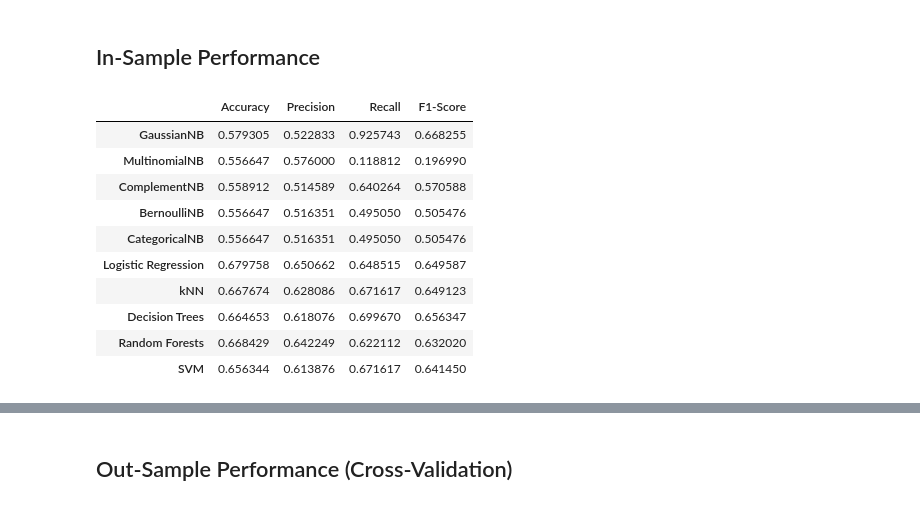
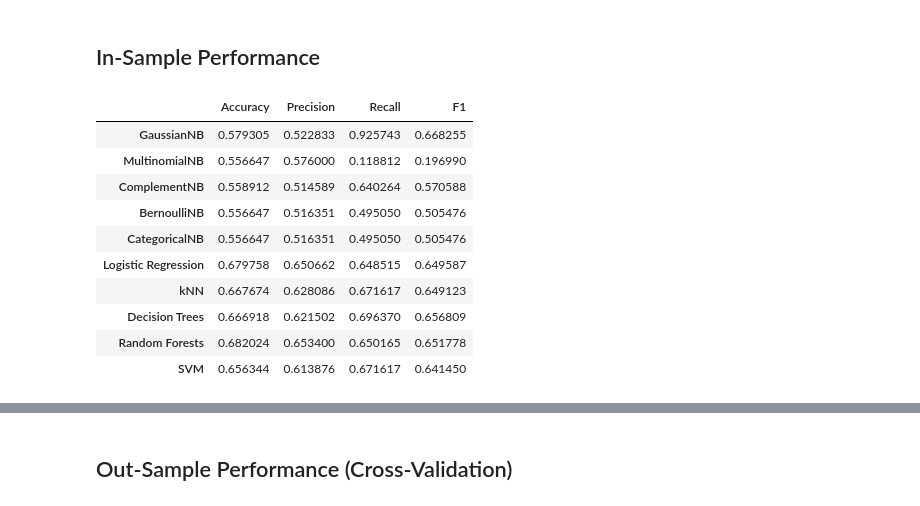
Before and after one commit to vibrantlychee/big-movie-data, a Jupyter notebook: flop_or_not.ipynb, the cells around one changed output, grey strips where cells are left out. Drawn from its saved outputs; the diff is of its cells as text; code cells hidden in the pictures.

```diff
--- a/flop_or_not.ipynb
+++ b/flop_or_not.ipynb
@@ -557,31 +558,32 @@ One line description and formula.
 # %% [markdown]
 ## In-Sample Performance
 # %%
-models = ["GaussianNB", "MultinomialNB", "ComplementNB", "BernoulliNB", "CategoricalNB", "Logistic Regression", "kNN", "Decision Trees", "Random Forests", "SVM"]
-metrics = ["Accuracy", "Precision", "Recall", "F1-Score"]
+models = [GaussianNB(), MultinomialNB(), ComplementNB(), BernoulliNB(), CategoricalNB(), LogisticRegression(), KNeighborsClassifier(), tree.DecisionTreeClassifier(), RandomForestClassifier(), SVC()]
+model_names = ["GaussianNB", "MultinomialNB", "ComplementNB", "BernoulliNB", "CategoricalNB", "Logistic Regression", "kNN", "Decision Trees", "Random Forests", "SVM"]
+metrics = ["Accuracy", "Precision", "Recall", "F1"]
 predicts = [gnb_predict, mnb_predict, cmp_predict, ber_predict, cat_predict, log_predict, knn_predict, tree_predict, forest_predict, svm_predict]
 
 metrics = []
 i = 0
-while i < len(models):
-    model_name = models[i]
+while i < len(model_names):
+    model_name = model_names[i]
     model_predicts = predicts[i]
 
     model_metrics = dict()
     model_metrics["Accuracy"] = accuracy_score(y_test, model_predicts)
     model_metrics["Precision"] = precision_score(y_test, model_predicts)
     model_metrics["Recall"] = recall_score(y_test, model_predicts)
-    model_metrics["F1-Score"] = f1_score(y_test, model_predicts)
+    model_metrics["F1"] = f1_score(y_test, model_predicts)
 
     metrics.append(model_metrics)
 
     i += 1
 
 metrics = pd.DataFrame(metrics)
-metrics.index = models
+metrics.index = model_names
 metrics
 # %% [output]
-|  | Accuracy | Precision | Recall | F1-Score |
+|  | Accuracy | Precision | Recall | F1 |
 | GaussianNB | 0.579305 | 0.522833 | 0.925743 | 0.668255 |
 | MultinomialNB | 0.556647 | 0.576000 | 0.118812 | 0.196990 |
 | ComplementNB | 0.558912 | 0.514589 | 0.640264 | 0.570588 |
@@ -589,8 +591,8 @@ metrics
 | CategoricalNB | 0.556647 | 0.516351 | 0.495050 | 0.505476 |
 | Logistic Regression | 0.679758 | 0.650662 | 0.648515 | 0.649587 |
 | kNN | 0.667674 | 0.628086 | 0.671617 | 0.649123 |
-| Decision Trees | 0.664653 | 0.618076 | 0.699670 | 0.656347 |
-| Random Forests | 0.668429 | 0.642249 | 0.622112 | 0.632020 |
+| Decision Trees | 0.666918 | 0.621502 | 0.696370 | 0.656809 |
+| Random Forests | 0.682024 | 0.653400 | 0.650165 | 0.651778 |
 | SVM | 0.656344 | 0.613876 | 0.671617 | 0.641450 |
 # %%
 plt.figure(facecolor="white")
```
Also changed, not shown: parts of 7 cells of this notebook, 1 other file.
